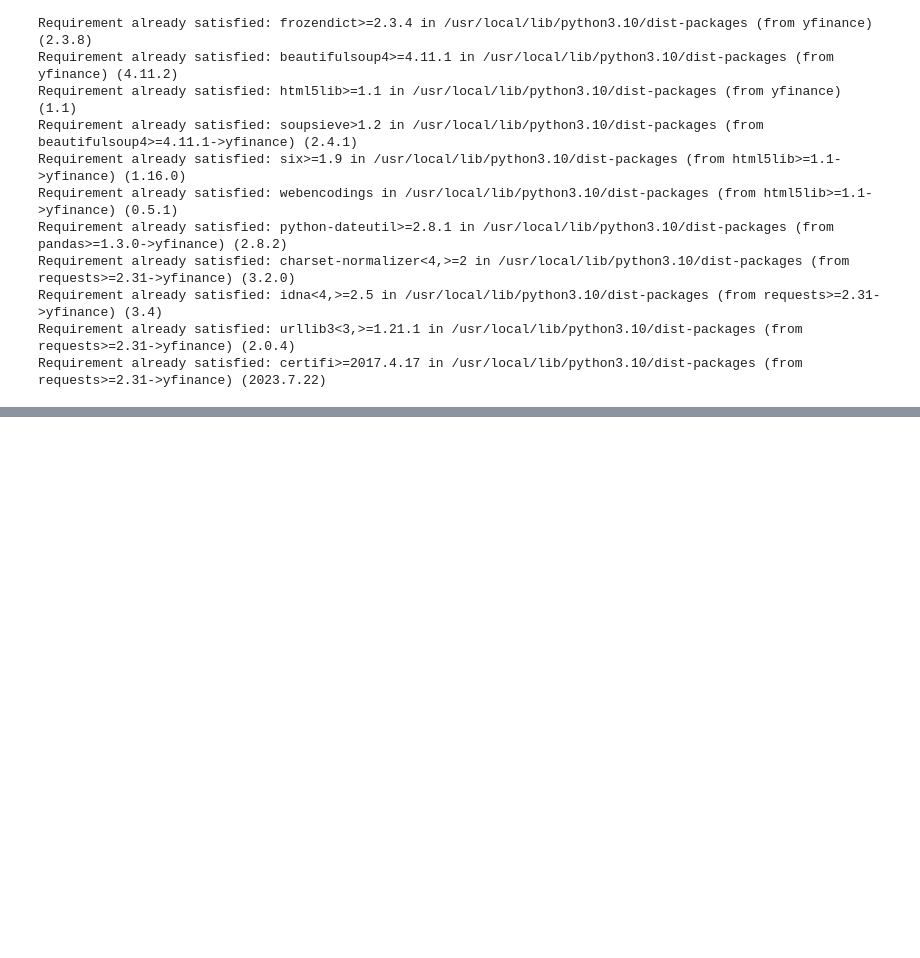
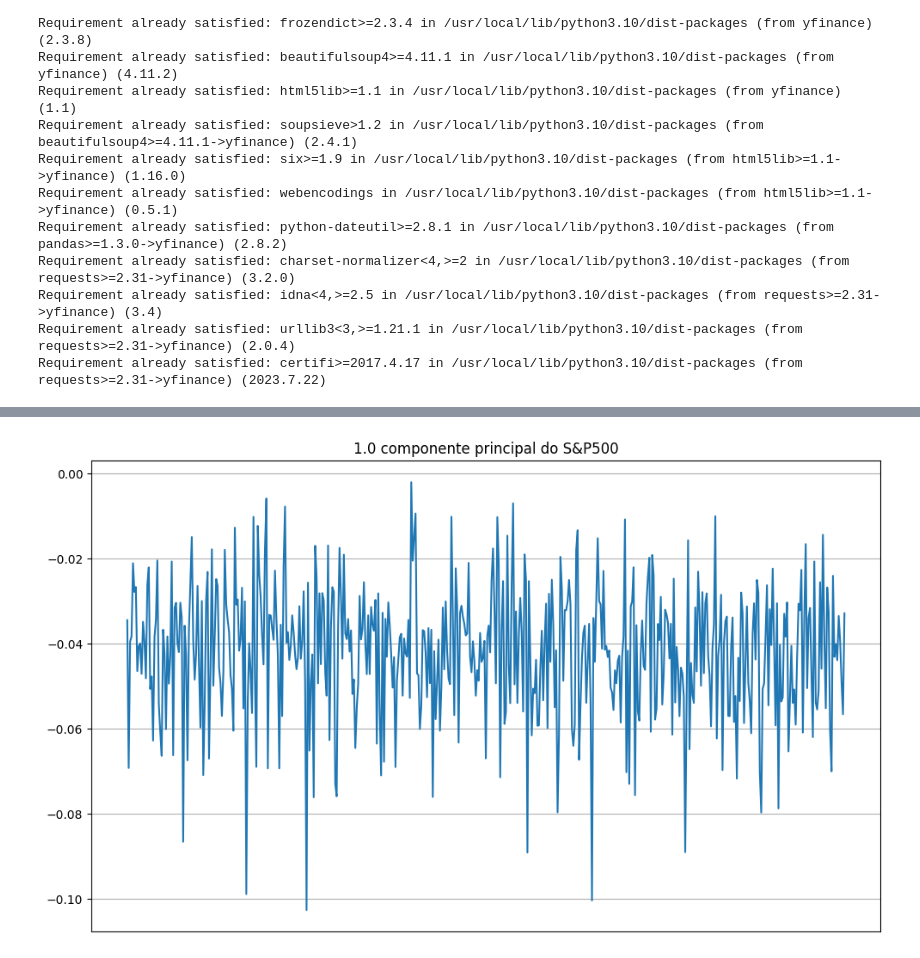
Before and after one commit to CarolineAndradeR/Data-Science, a Jupyter notebook: Análise_de_componente_Principal_PCA.ipynb, the cells around one changed output, grey strips where cells are left out. Drawn from its saved outputs; the diff is of its cells as text; code cells hidden in the pictures; blank space fills up the shorter version.

```diff
--- a/Análise_de_componente_Principal_PCA.ipynb
+++ b/Análise_de_componente_Principal_PCA.ipynb
@@ -120,0 +143,11 @@ precos.head()
+# %%
+# Componete principal e como está sua variação ao longo do tempo
+from sklearn.decomposition import PCA
+pca = PCA(1).fit(rs.fillna(0))
+pc1 = pd.Series(index=rs.columns, data=pca.components_[0])
+
+pc1.plot(figsize=(10,6), xticks=[], grid=True, title='1.0 componente principal do S&P500')
+plt.tight_layout()
+plt.savefig('tmp.png')
+# %% [output]
+[figure, added]
```
Also changed, not shown: parts of 6 cells of this notebook.
